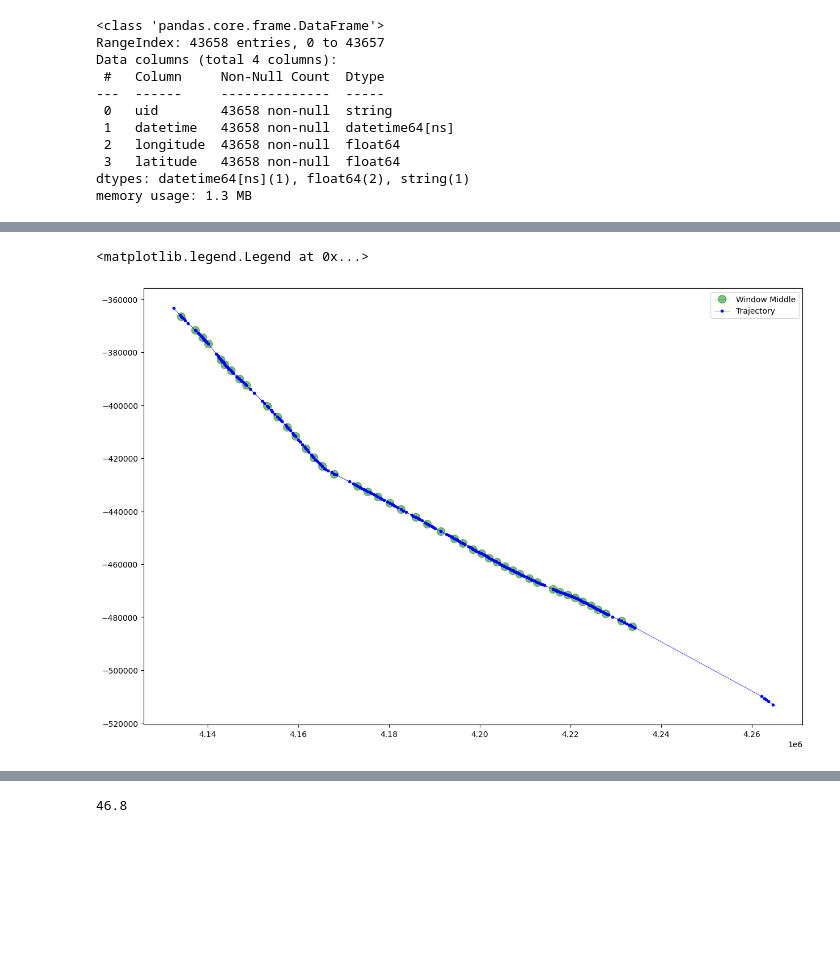
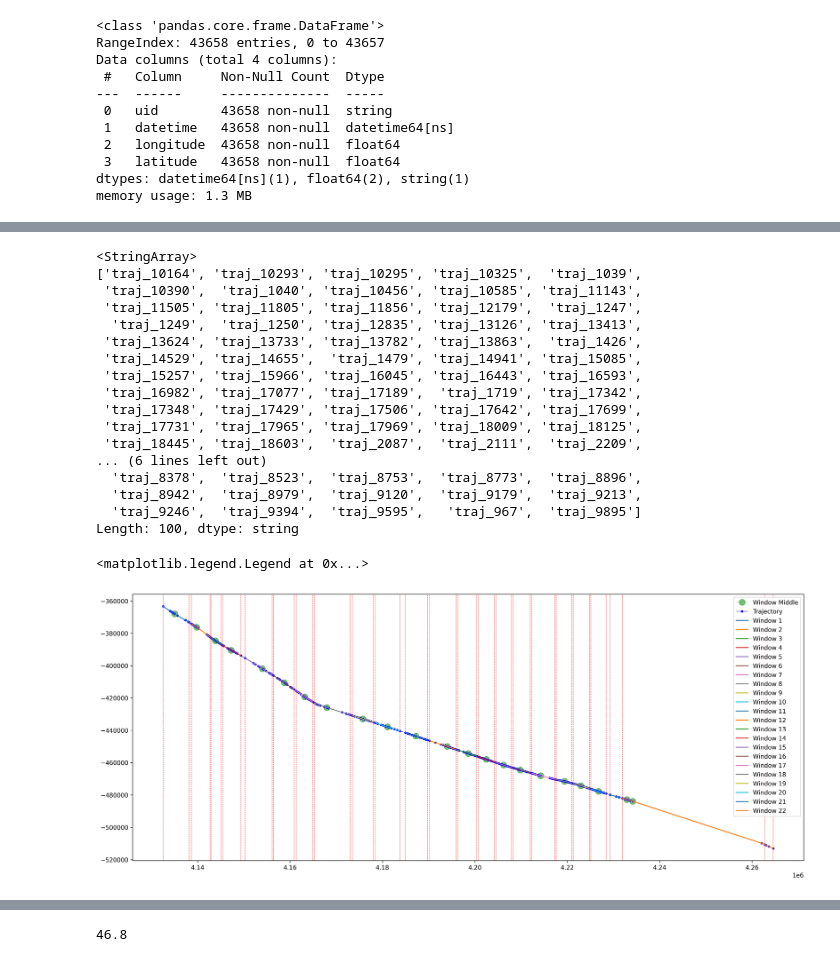
Before and after one commit to andyrids/mipo_trajectory, a Jupyter notebook: MiPo.ipynb, the cells around one changed output, grey strips where cells are left out. Drawn from its saved outputs; the diff is of its cells as text; code cells hidden in the pictures; blank space fills up the shorter version.

```diff
--- a/MiPo.ipynb
+++ b/MiPo.ipynb
@@ -293 +288,21 @@ def analyze_trajectory_windows(trajectory, window_size, step_size, k):
     return features, windows
+# %%
+data["uid"].unique()
+# %% [output]
+<StringArray>
+['traj_10164', 'traj_10293', 'traj_10295', 'traj_10325',  'traj_1039',
+ 'traj_10390',  'traj_1040', 'traj_10456', 'traj_10585', 'traj_11143',
+ 'traj_11505', 'traj_11805', 'traj_11856', 'traj_12179',  'traj_1247',
+  'traj_1249',  'traj_1250', 'traj_12835', 'traj_13126', 'traj_13413',
+ 'traj_13624', 'traj_13733', 'traj_13782', 'traj_13863',  'traj_1426',
+ 'traj_14529', 'traj_14655',  'traj_1479', 'traj_14941', 'traj_15085',
+ 'traj_15257', 'traj_15966', 'traj_16045', 'traj_16443', 'traj_16593',
+ 'traj_16982', 'traj_17077', 'traj_17189',  'traj_1719', 'traj_17342',
+ 'traj_17348', 'traj_17429', 'traj_17506', 'traj_17642', 'traj_17699',
+ 'traj_17731', 'traj_17965', 'traj_17969', 'traj_18009', 'traj_18125',
+ 'traj_18445', 'traj_18603',  'traj_2087',  'traj_2111',  'traj_2209',
+... (6 lines left out)
+  'traj_8378',  'traj_8523',  'traj_8753',  'traj_8773',  'traj_8896',
+  'traj_8942',  'traj_8979',  'traj_9120',  'traj_9179',  'traj_9213',
+  'traj_9246',  'traj_9394',  'traj_9595',   'traj_967',  'traj_9895']
+Length: 100, dtype: string
@@ -294,37 +313,44 @@ def analyze_trajectory_windows(trajectory, window_size, step_size, k):
 # %%
-X = np.column_stack((x, y))
-
-features, windows = analyze_trajectory_windows(X, window_size=5, step_size=5, k=20)
+features, windows = analyze_trajectory_windows(X, window_size=11, k=20)
 # %%
 middles = np.array([[np.median(w[:, 0]), np.median(w[:, 1])] for w in windows])
 # %%
-plt.figure(figsize=(15,10), dpi=100)
+fig, ax = plt.subplots(figsize=(20, 8), dpi=300)
 
-plt.plot(
+# plt.figure(figsize=(15,10), dpi=100)
+
+ax.plot(
     middles[:,0],
     middles[:,1],
     marker='o',
     ms=10,
     linestyle='-',
     color='g',
     linewidth=0.5,
     alpha=0.5,
     label='Window Middle'
 )
 
-plt.plot(
+ax.plot(
     X[:,0],
     X[:,1],
     marker='o',
     ms=3,
     linestyle='-',
     color='b',
     linewidth=0.5,
     label='Trajectory'
 )
 
+for i, window in enumerate(windows):
+    ax.plot(window[:, 0], window[:, 1], label=f"Window {i+1}")  # Plot each window
+
+    # Add vertical lines at the start and end of each window
+    ax.axvline(x=window[0, 0], color='red', linestyle='--', linewidth=0.5)
+    ax.axvline(x=window[-1, 0], color='red', linestyle='--', linewidth=0.5)
+
 # Add a colorbar for the legend
 plt.legend()
 # %% [output]
 <matplotlib.legend.Legend at 0x...>
-[figure, old version]
+[figure, new version]
```
Also changed, not shown: parts of 10 cells of this notebook.
